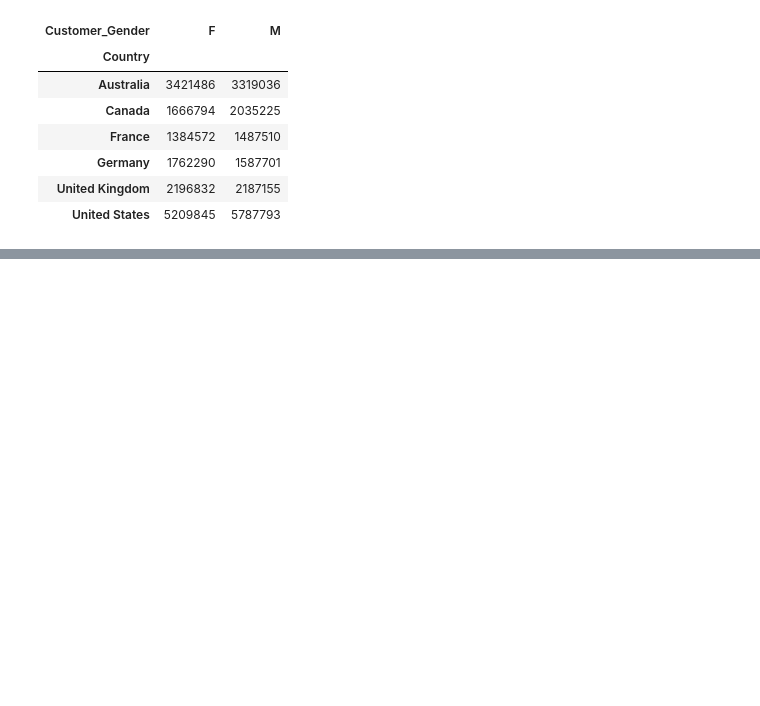
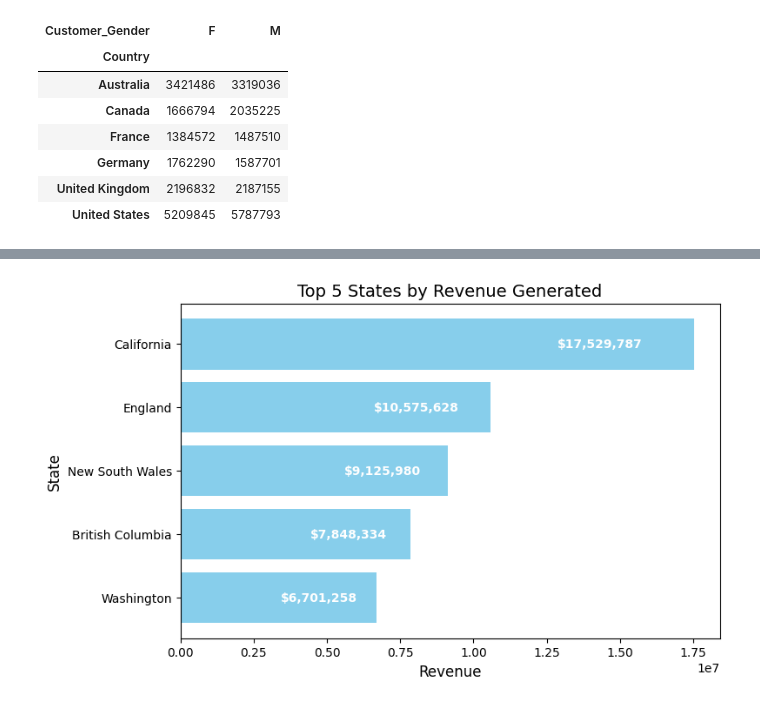
Before and after one commit to Joshyballa/Joshyballa, a Jupyter notebook: python_project.ipynb, the cells around one changed output, grey strips where cells are left out. Saved outputs shown, nothing was run; the diff lists cells and outputs as text; code cells hidden in the pictures; blank space fills up the shorter version.

```diff
--- a/python_project.ipynb
+++ b/python_project.ipynb
@@ -171,0 +164,26 @@ data.plot(x='Revenue', y='Profit',  kind='scatter')
+# %%
+import matplotlib.pyplot as plt
+
+# Assuming 'data' is your DataFrame
+top_5_states = data.groupby('State')['Revenue'].sum().sort_values(ascending=False).head(5)
+
+# Create horizontal bar chart
+plt.figure(figsize=(8, 5))
+bars = plt.barh(top_5_states.index, top_5_states.values, color='skyblue')
+
+# Add labels inside the bars
+for bar in bars:
+    width = bar.get_width()
+    plt.text(width - (width * 0.1), bar.get_y() + bar.get_height()/2, f'${width:,.0f}',
+             ha='right', va='center', color='white', fontweight='bold')
+
+# Add titles and labels
+plt.title('Top 5 States by Revenue Generated', fontsize=14)
+plt.xlabel('Revenue', fontsize=12)
+plt.ylabel('State', fontsize=12)
+plt.gca().invert_yaxis()  # Ensures the state with the highest revenue is at the top
+
+# Show plot
+plt.show()
+# %% [output]
+[figure, added]
```
Also changed, not shown: parts of 13 cells of this notebook.
